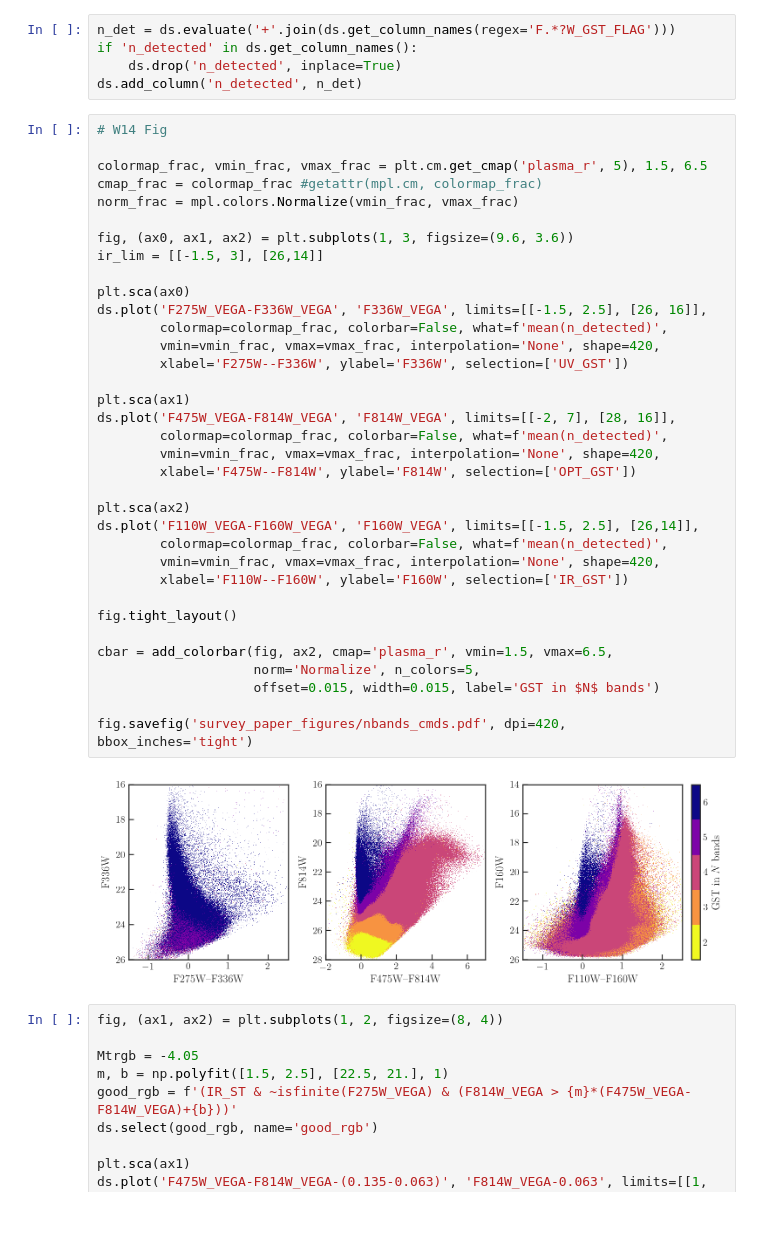
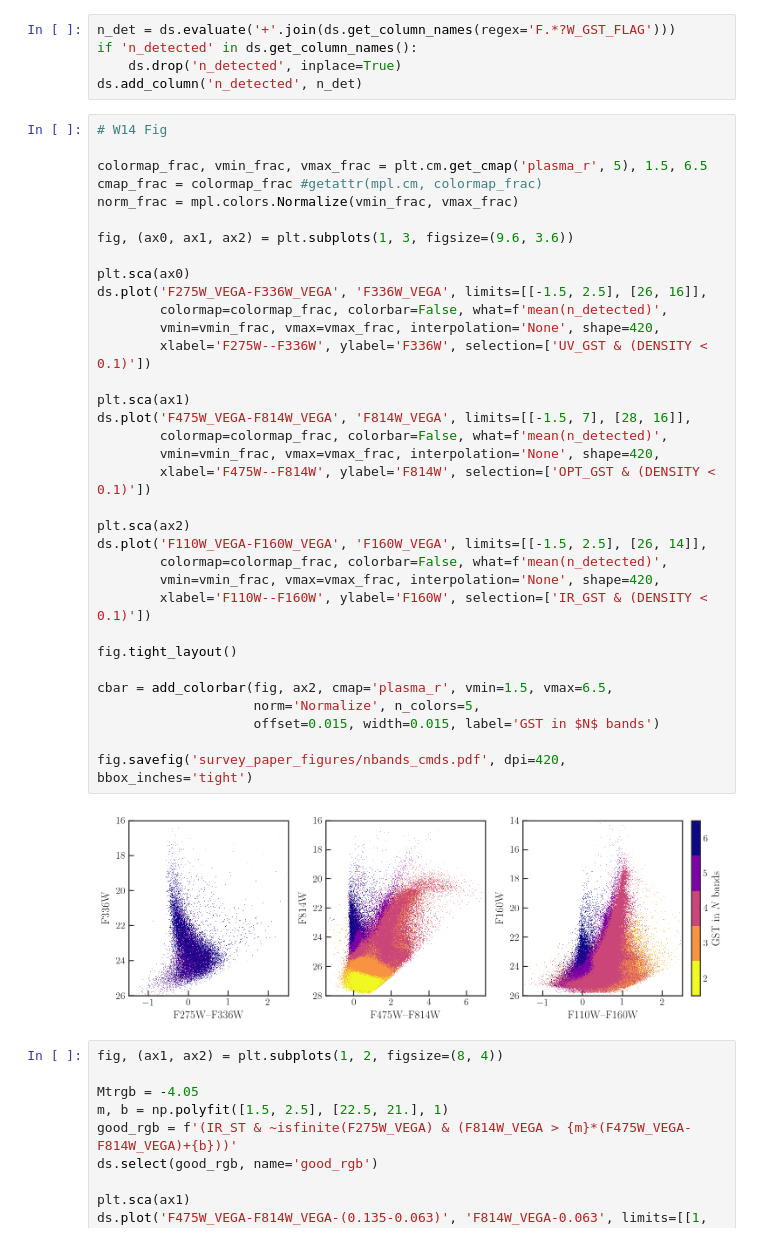
Before and after one commit to meredith-durbin/m33_survey_plots, a Jupyter notebook: CMD plots.ipynb, the cells around one changed output. Cells and saved outputs as stored; diff of their text form.

```diff
--- a/CMD plots.ipynb
+++ b/CMD plots.ipynb
@@ -202,40 +326,39 @@ ds.add_column('n_detected', n_det)
 # %%
 # W14 Fig
 
 colormap_frac, vmin_frac, vmax_frac = plt.cm.get_cmap('plasma_r', 5), 1.5, 6.5
 cmap_frac = colormap_frac #getattr(mpl.cm, colormap_frac)
 norm_frac = mpl.colors.Normalize(vmin_frac, vmax_frac)
 
 fig, (ax0, ax1, ax2) = plt.subplots(1, 3, figsize=(9.6, 3.6))
-ir_lim = [[-1.5, 3], [26,14]]
 
 plt.sca(ax0)
 ds.plot('F275W_VEGA-F336W_VEGA', 'F336W_VEGA', limits=[[-1.5, 2.5], [26, 16]],
         colormap=colormap_frac, colorbar=False, what=f'mean(n_detected)',
         vmin=vmin_frac, vmax=vmax_frac, interpolation='None', shape=420,
-        xlabel='F275W--F336W', ylabel='F336W', selection=['UV_GST'])
+        xlabel='F275W--F336W', ylabel='F336W', selection=['UV_GST & (DENSITY < 0.1)'])
 
 plt.sca(ax1)
-ds.plot('F475W_VEGA-F814W_VEGA', 'F814W_VEGA', limits=[[-2, 7], [28, 16]],
+ds.plot('F475W_VEGA-F814W_VEGA', 'F814W_VEGA', limits=[[-1.5, 7], [28, 16]],
         colormap=colormap_frac, colorbar=False, what=f'mean(n_detected)',
         vmin=vmin_frac, vmax=vmax_frac, interpolation='None', shape=420,
-        xlabel='F475W--F814W', ylabel='F814W', selection=['OPT_GST'])
+        xlabel='F475W--F814W', ylabel='F814W', selection=['OPT_GST & (DENSITY < 0.1)'])
 
 plt.sca(ax2)
-ds.plot('F110W_VEGA-F160W_VEGA', 'F160W_VEGA', limits=[[-1.5, 2.5], [26,14]],
+ds.plot('F110W_VEGA-F160W_VEGA', 'F160W_VEGA', limits=[[-1.5, 2.5], [26, 14]],
         colormap=colormap_frac, colorbar=False, what=f'mean(n_detected)',
         vmin=vmin_frac, vmax=vmax_frac, interpolation='None', shape=420,
-        xlabel='F110W--F160W', ylabel='F160W', selection=['IR_GST'])
+        xlabel='F110W--F160W', ylabel='F160W', selection=['IR_GST & (DENSITY < 0.1)'])
 
 fig.tight_layout()
 
 cbar = add_colorbar(fig, ax2, cmap='plasma_r', vmin=1.5, vmax=6.5,
                     norm='Normalize', n_colors=5,
                     offset=0.015, width=0.015, label='GST in $N$ bands')
 
 fig.savefig('survey_paper_figures/nbands_cmds.pdf', dpi=420, bbox_inches='tight')
 # %% [output]
-[figure, old version]
+[figure, new version]
 # %%
 fig, (ax1, ax2) = plt.subplots(1, 2, figsize=(8, 4))
 
```
Also changed, not shown: parts of 17 cells of this notebook, 9 other files.
